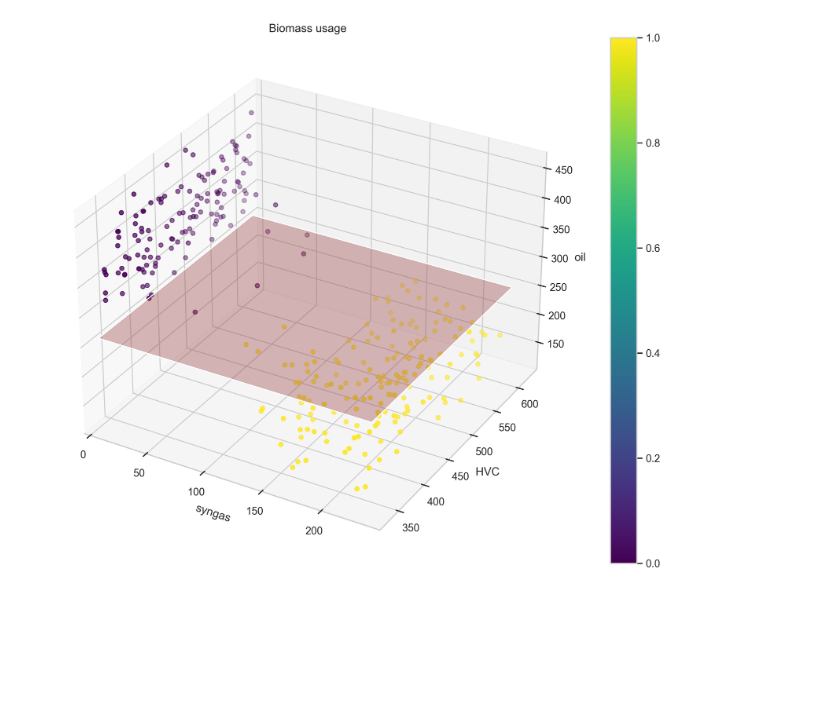
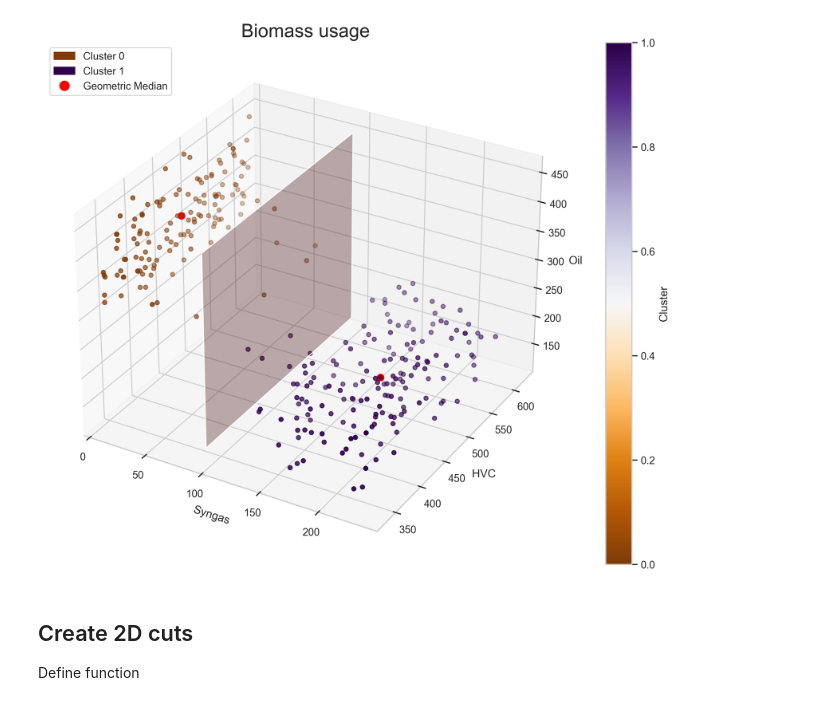
Before and after one commit to oliver-keller/Decide, a Jupyter notebook: biomass_tree.ipynb, the cells around one changed output. Drawn from its saved outputs; the diff is of its cells as text; code cells hidden in the pictures; blank space fills up the shorter version.

Commit message:
Refactured and commented the code in biomass_tree.ipynb

```diff
--- a/biomass_tree.ipynb
+++ b/biomass_tree.ipynb
@@ -177,0 +124,7 @@ choices
+# %%
+"""
+# Normalize each column
+for column in df_filtered.columns:
+    max_value = df_filtered[column].max()
+    df_filtered[column] = df_filtered[column] / max_value
+"""
@@ -177,0 +156,3 @@ choices
+# %%
+NUMBER_OF_CLUSTERS = 2
+CATEGORY_NAMES = ["oil", "HVC", "syngas"]
@@ -177,0 +161,6 @@ choices
+# %%
+# Produce the interpretable tree (print_info=False to avoid printing additional information about the choic of the number of clusters)
+df_filtered_with_cluster, nodes, choices, decision_space = produce_interpretable_tree(df_filtered, CATEGORY_NAMES, NUMBER_OF_CLUSTERS, plot_all_spyders=False, figure_folder=folder, absolute_values=True, colors=['orange', 'orange', 'orange'], print_info=False)
+
+# Save the filtered dataframe with the cluster column
+df_filtered_with_cluster.to_csv(folder+"df_filtered_with_cluster.csv", sep = ";", index=False)
@@ -178,71 +221,88 @@ choices
 # %%
-import matplotlib.pyplot as plt
-from mpl_toolkits.mplot3d import Axes3D
-import numpy as np
+import matplotlib.lines as mlines
+import matplotlib.patches as mpatches
 
 # Create a 3D scatter plot
 fig = plt.figure(figsize=(15, 10), dpi=300)
 ax = fig.add_subplot(111, projection='3d')
 
 # Plot the dots
-sc = ax.scatter(df_input_with_final_cluster['syngas'], df_input_with_final_cluster['HVC'], df_input_with_final_cluster['crudeOil'], c=df_input_with_final_cluster['cluster_final'], cmap='viridis')
+dots = ax.scatter(df_filtered_with_cluster['syngas'], df_filtered_with_cluster['HVC'], df_filtered_with_cluster['crudeOil'], c=df_filtered_with_cluster['cluster_final'], cmap='PuOr')
+medians = ax.scatter(median_df['syngas'], median_df['HVC'], median_df['crudeOil'], c = 'red', alpha=1, s=50)
 
-# Function to plot a plane
+
+# Define funcitons to plot the planes in the 3D space to show the decision tree splits
 def plot_x_plane(ax, x_value, color='r', alpha=0.5):
     yy, zz = np.meshgrid(
-        np.linspace(df_input_with_final_cluster['HVC'].min(), df_input_with_final_cluster['HVC'].max(), 10),
-        np.linspace(df_input_with_final_cluster['crudeOil'].min(), df_input_with_final_cluster['crudeOil'].max(), 10)
+        np.linspace(df_filtered_with_cluster['HVC'].min(), df_filtered_with_cluster['HVC'].max(), 10),
+        np.linspace(df_filtered_with_cluster['crudeOil'].min(), df_filtered_with_cluster['crudeOil'].max(), 10)
     )
     xx = np.full(yy.shape, x_value)
     ax.plot_surface(xx, yy, zz, color=color, alpha=alpha, rstride=100, cstride=100)
 
 def plot_y_plane(ax, y_value, color='r', alpha=0.5):
     xx, zz = np.meshgrid(
-        # np.linspace(90, df_input_with_final_cluster['syngas'].max(), 10),
-        np.linspace(df_input_with_final_cluster['syngas'].min(), df_input_with_final_cluster['syngas'].max(), 10),
-        # np.linspace(df_input_with_final_cluster['crudeOil'].min(), 255, 10)
-        np.linspace(253.5, df_input_with_final_cluster['crudeOil'].max(), 10)
-        # np.linspace(df_input_with_final_cluster['crudeOil'].min(), df_input_with_final_cluster['crudeOil'].max(), 10)
+        np.linspace(df_filtered_with_cluster['syngas'].min(), df_filtered_with_cluster['syngas'].max(), 10),
+        np.linspace(df_filtered_with_cluster['crudeOil'].min(), df_filtered_with_cluster['crudeOil'].max(), 10)
     )
     yy = np.full(xx.shape, y_value)
     ax.plot_surface(xx, yy, zz, color=color, alpha=alpha, rstride=100, cstride=100)
 
 def plot_z_plane(ax, z_value, color='r', alpha=0.5):
     xx, yy = np.meshgrid(
-        np.linspace(df_input_with_final_cluster['syngas'].min(), df_input_with_final_cluster['syngas'].max(), 10),
-        np.linspace(df_input_with_final_cluster['HVC'].min(), df_input_with_final_cluster['HVC'].max(), 10)
+        np.linspace(df_filtered_with_cluster['syngas'].min(), df_filtered_with_cluster['syngas'].max(), 10),
+        np.linspace(df_filtered_with_cluster['HVC'].min(), df_filtered_with_cluster['HVC'].max(), 10)
     )
     zz = np.full(xx.shape, z_value)
     ax.plot_surface(xx, yy, zz, color=color, alpha=alpha, rstride=100, cstride=100)
 
-# Plot the planes
+# Plot the decision tree split as planes
 for cluster, choice in choices.items():
     for condition in choice:
         column, operator, value = condition.split()
         if column == "syngas":
             plot_x_plane(ax, x_value=float(value), color='r', alpha=0.2)
         elif column == 'HVC':
             plot_y_plane(ax, y_value=float(value), color='r', alpha=0.2)
         elif column == 'oil':
             plot_z_plane(ax, z_value=float(value), color='r', alpha=0.2)
 
-# plot_plane(ax, 300, color='r', alpha=0.5)
 
 # Set labels and title
-ax.set_xlabel('syngas')
+ax.set_xlabel('Syngas')
 ax.set_ylabel('HVC')
-ax.set_zlabel('oil')
-ax.set_title('Biomass usage')
+ax.set_zlabel('Oil')
+ax.set_title('Biomass usage', fontsize=20)
 ax.set_xlim(0)
 
 # Add a colorbar
-plt.colorbar(sc)
+plt.colorbar(dots, ax=ax, label='Cluster')
 
-plt.savefig("biomass_results/"+ "3D-tree" + ".svg",  format="svg")
-plt.savefig("biomass_results/"+ "3D-tree" + ".pdf")
+# Get colors from the colormap
+cmap = plt.get_cmap('PuOr')
+cluster_0_color = cmap(0 / 1)  # Normalize 0 to the range of the colormap
+cluster_1_color = cmap(1 / 1)  # Normalize 1 to the range of the colormap
+
+# Create custom legend handles
+handles = [
+    mpatches.Patch(color=cluster_0_color, label='Cluster 0'),
+    mpatches.Patch(color=cluster_1_color, label='Cluster 1'),
+    mlines.Line2D([], [], color='red', marker='o', linestyle='None', markersize=10, label='Geometric Median')
+]
+
+# Add the legend
+ax.legend(handles=handles, loc='upper left')
+
+
+plt.savefig("biomass_results/3D-tree.svg",  format="svg")
+plt.savefig("biomass_results/3D-tree.pdf")
 
 # Show the plot
 plt.show()
 # %% [output]
-[figure, old version]
+[figure, new version]
+# %% [markdown]
+## Create 2D cuts
+
+Define function
 # %%
```
Also changed, not shown: parts of 31 cells of this notebook, 2 other files.
